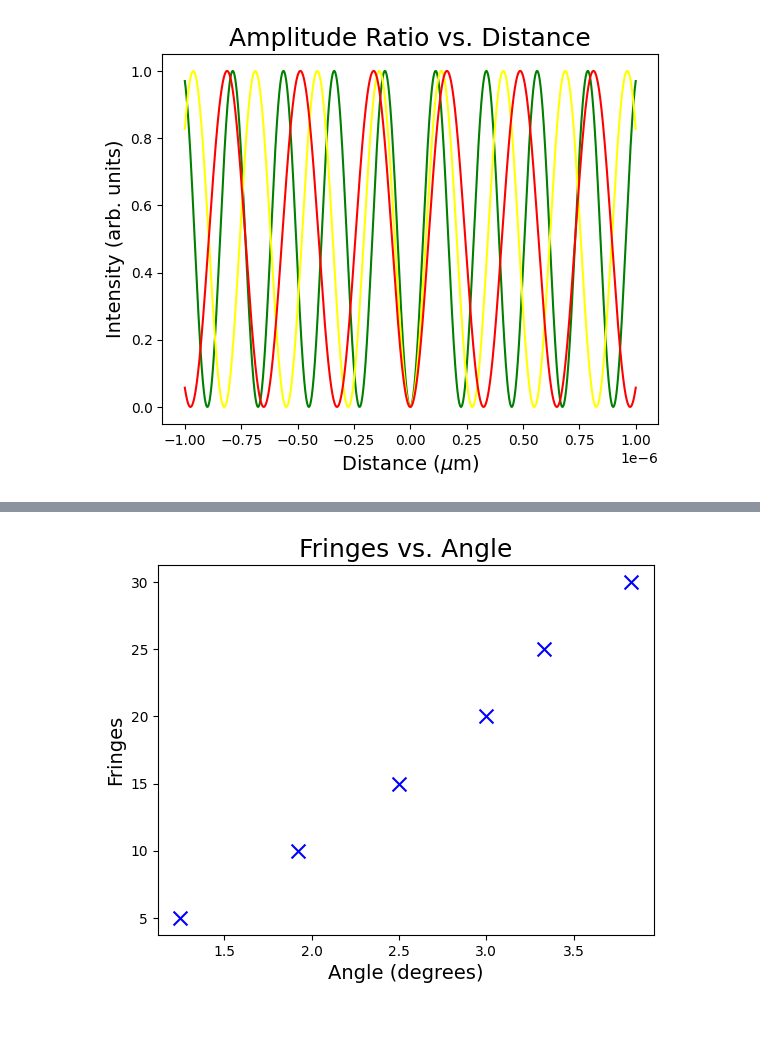
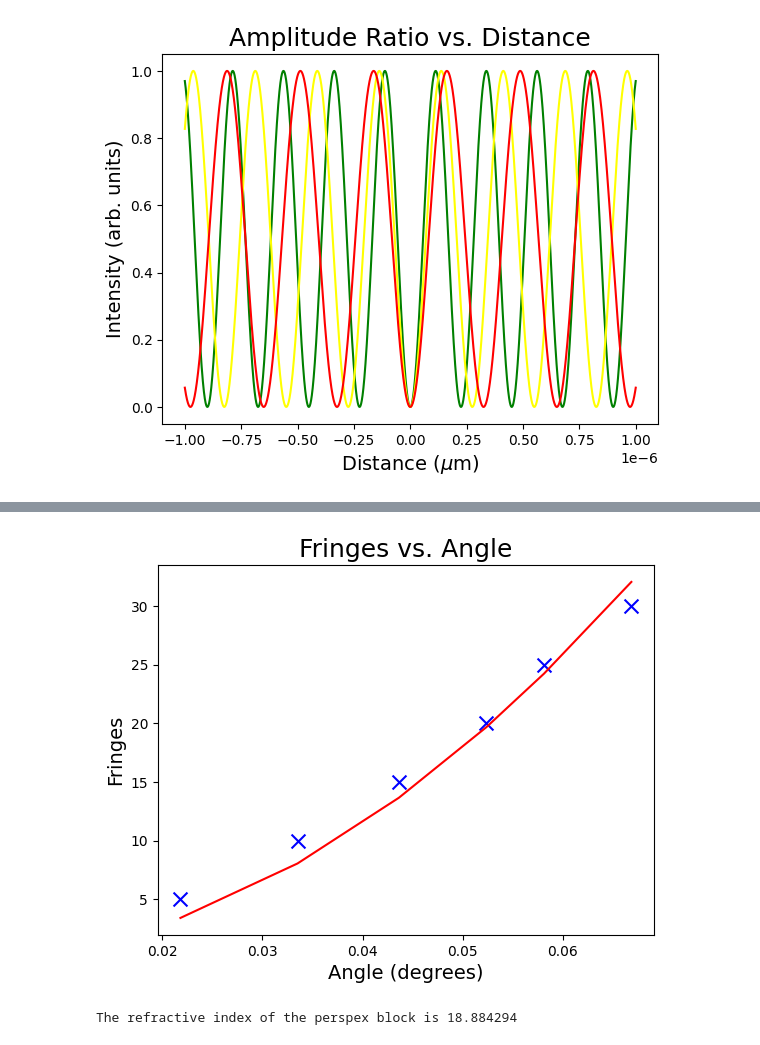
Before and after one commit to lewismcnish/Physics, a Jupyter notebook: Labs/Michelsons_Interferometer/Interferometry.ipynb, the cells around one changed output, grey strips where cells are left out. Saved outputs shown, nothing was run; the diff lists cells and outputs as text; code cells hidden in the pictures.

```diff
--- a/Labs/Michelsons_Interferometer/Interferometry.ipynb
+++ b/Labs/Michelsons_Interferometer/Interferometry.ipynb
@@ -167,15 +169,24 @@ plt.show()
 # %%
 angle = [1.25, 1.92,2.5,3,3.33,3.83]
+angle_rad = np.radians(angle)
 fringes = [5,10,15,20,25,30]
+lam = 552e-9
+def refractiveIndex(theta , lamb, t , N, n):
+    N = ((2*t/lamb) * ((((n**2)-(np.sin(theta))**2)**(1/2))+1-np.cos(theta)-n))
+    return N
 
-def refractiveIndex(theta , lamb, t , N):
-    2
+for i in angle_rad:
+    popt, pcov = opt.curve_fit(refractiveIndex, angle_rad, fringes,p0 = [i,552e-9,8,10])
 
 plt.figure()
-plt.scatter(angle, fringes, s=100,  marker='x', color='blue')
+plt.plot(angle_rad, refractiveIndex(angle_rad, *popt), color = 'red')
+plt.scatter(angle_rad, fringes, s=100,  marker='x', color='blue')
 plt.title('Fringes vs. Angle', fontsize=title_size)
 plt.xlabel(r'Angle (degrees)', fontsize=axis_size)
 plt.ylabel('Fringes', fontsize=axis_size)
 plt.show()
+
+print(f'The refractive index of the perspex block is {popt[3]:f}')
 # %% [output]
-[figure, old version]
+[figure, new version]
+The refractive index of the perspex block is 18.884294
```
Also changed, not shown: parts of 3 cells of this notebook.
